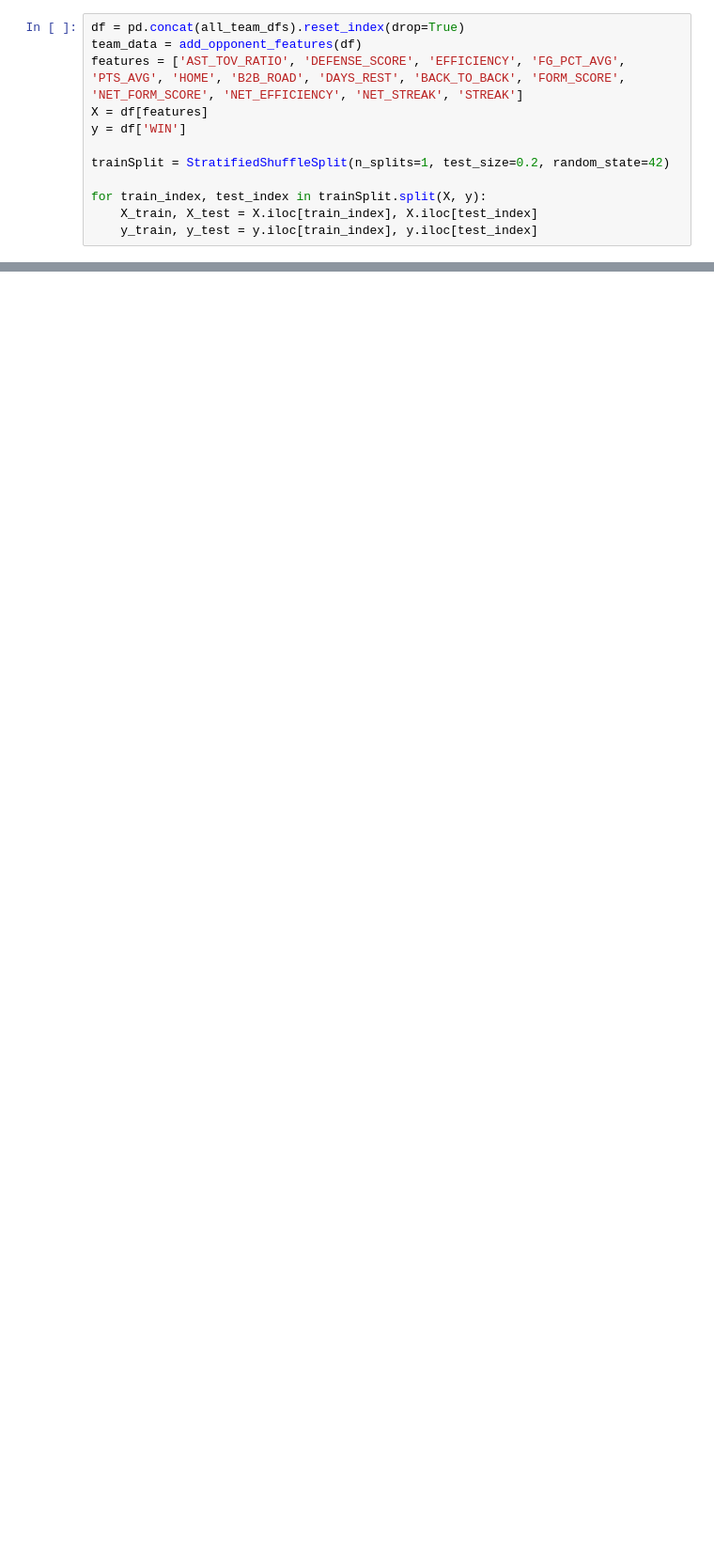
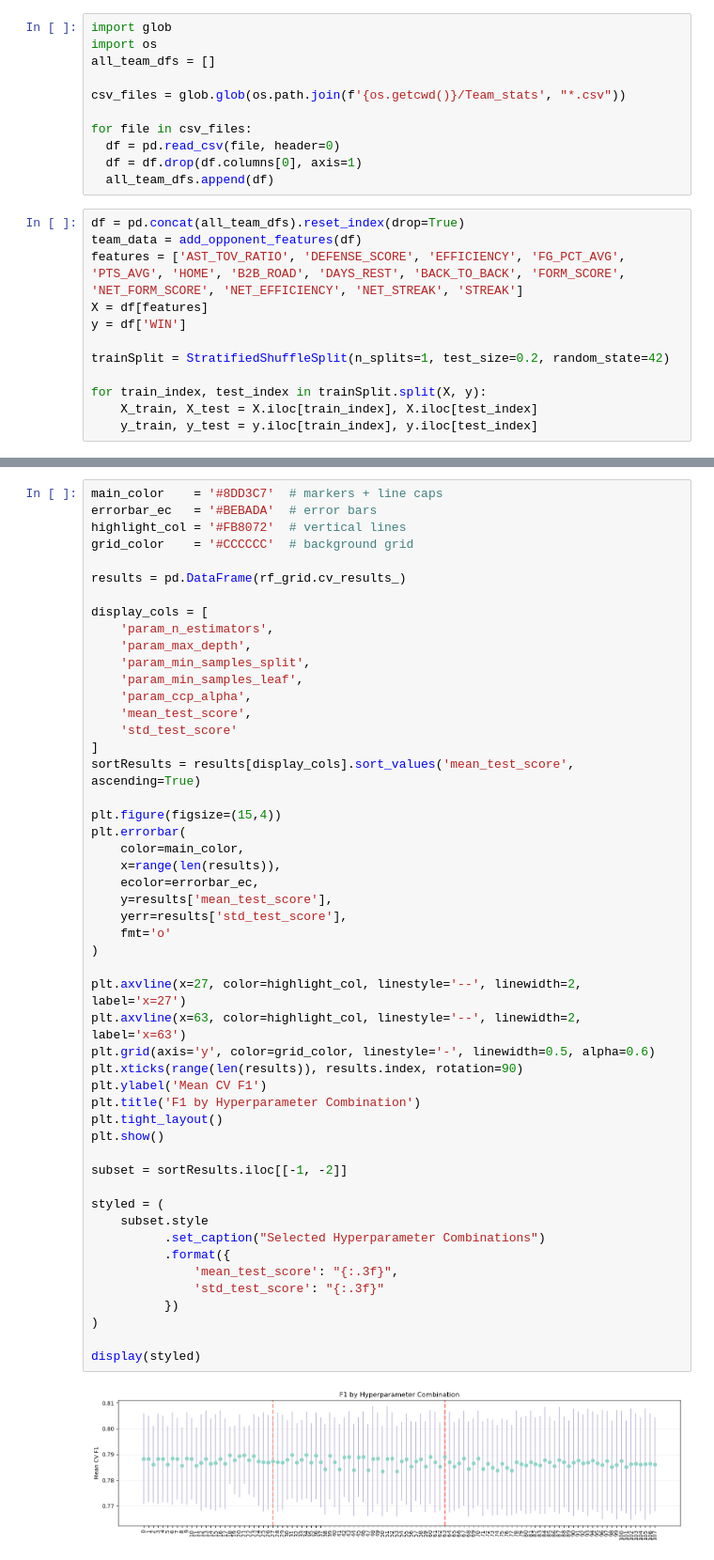
Before and after one commit to al3jandroR/nba_predictions, a Jupyter notebook: nba_predictions.ipynb, the cells around one changed output, grey strips where cells are left out. Shown at 94% size. Drawn from its saved outputs; the diff is of its cells as text; blank space fills up the shorter version.

```diff
--- a/nba_predictions.ipynb
+++ b/nba_predictions.ipynb
@@ -242,3 +241,14 @@ Loading Charlotte Hornets - 2024-25...
+# %%
+import glob
+import os
+all_team_dfs = []
+
+csv_files = glob.glob(os.path.join(f'{os.getcwd()}/Team_stats', "*.csv"))
+
+for file in csv_files:
+  df = pd.read_csv(file, header=0)
+  df = df.drop(df.columns[0], axis=1)
+  all_team_dfs.append(df)
 # %%
 df = pd.concat(all_team_dfs).reset_index(drop=True)
 team_data = add_opponent_features(df)
@@ -291,0 +293,52 @@ Best Gradient Boosting score: 0.7919354838709678
+# %%
+main_color    = '#8DD3C7'  # markers + line caps
+errorbar_ec   = '#BEBADA'  # error bars
+highlight_col = '#FB8072'  # vertical lines
+grid_color    = '#CCCCCC'  # background grid
+
+results = pd.DataFrame(rf_grid.cv_results_)
+
+display_cols = [
+    'param_n_estimators',
+    'param_max_depth',
+    'param_min_samples_split',
+    'param_min_samples_leaf',
+    'param_ccp_alpha',
+    'mean_test_score',
+    'std_test_score'
+]
+sortResults = results[display_cols].sort_values('mean_test_score', ascending=True)
+
+plt.figure(figsize=(15,4))
+plt.errorbar(
+    color=main_color,
+    x=range(len(results)),
+    ecolor=errorbar_ec,
+    y=results['mean_test_score'],
+    yerr=results['std_test_score'],
+    fmt='o'
+)
+
+plt.axvline(x=27, color=highlight_col, linestyle='--', linewidth=2, label='x=27')
+plt.axvline(x=63, color=highlight_col, linestyle='--', linewidth=2, label='x=63')
+plt.grid(axis='y', color=grid_color, linestyle='-', linewidth=0.5, alpha=0.6)
+plt.xticks(range(len(results)), results.index, rotation=90)
+plt.ylabel('Mean CV F1')
+plt.title('F1 by Hyperparameter Combination')
+plt.tight_layout()
+plt.show()
+
+subset = sortResults.iloc[[-1, -2]]
+
+styled = (
+    subset.style
+          .set_caption("Selected Hyperparameter Combinations")
+          .format({
+              'mean_test_score': "{:.3f}",
+              'std_test_score': "{:.3f}"
+          })
+)
+
+display(styled)
+# %% [output]
+[figure, added]
```
Also changed, not shown: parts of 41 cells of this notebook, 31 other files.
